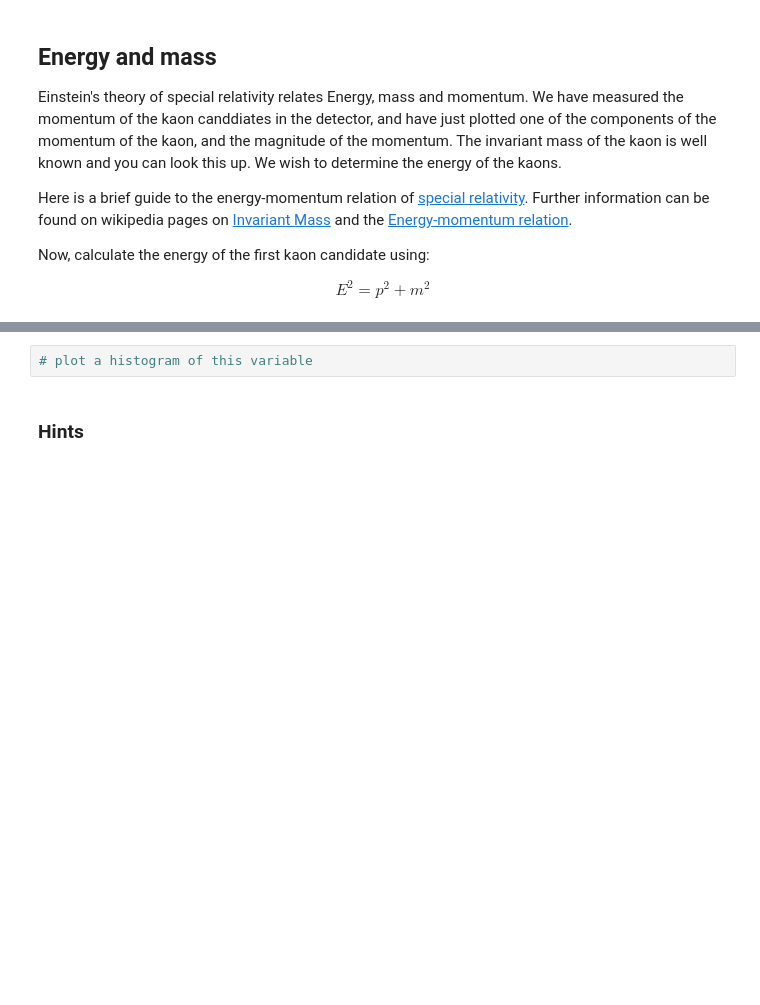
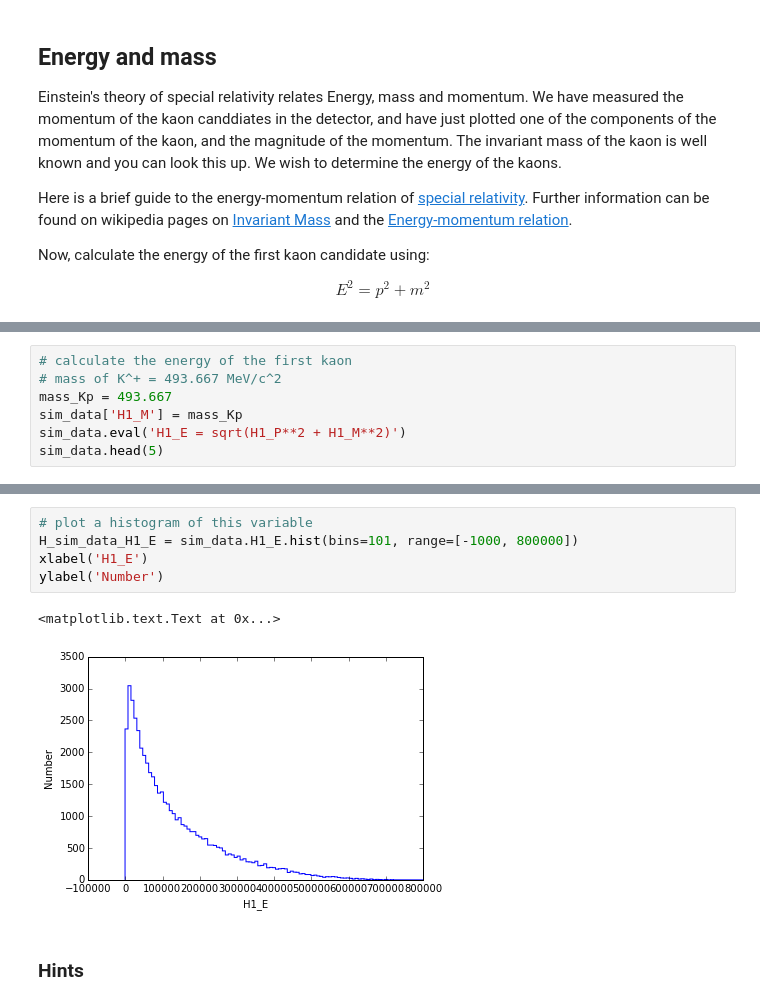
Before and after one commit to pjholt/opendata-project, a Jupyter notebook: LHCb_Open_Data_Project.ipynb, the cells around one changed output, grey strips where cells are left out. Cells and saved outputs as stored; diff of their text form; blank space fills up the shorter version.

```diff
--- a/LHCb_Open_Data_Project.ipynb
+++ b/LHCb_Open_Data_Project.ipynb
@@ -156,0 +152,7 @@ Now, calculate the energy of the first kaon candidate using:
+# %%
+# calculate the energy of the first kaon
+# mass of K^+ = 493.667 MeV/c^2
+mass_Kp = 493.667
+sim_data['H1_M'] = mass_Kp
+sim_data.eval('H1_E = sqrt(H1_P**2 + H1_M**2)')
+sim_data.head(5)
@@ -157,5 +166,11 @@ Now, calculate the energy of the first kaon candidate using:
 # %%
 # plot a histogram of this variable
+H_sim_data_H1_E = sim_data.H1_E.hist(bins=101, range=[-1000, 800000])
+xlabel('H1_E')
+ylabel('Number')
+# %% [output]
+<matplotlib.text.Text at 0x...>
+[figure, added]
 # %% [markdown]
 ### Hints
 # %% [markdown]
```
Also changed, not shown: parts of 11 cells of this notebook.
